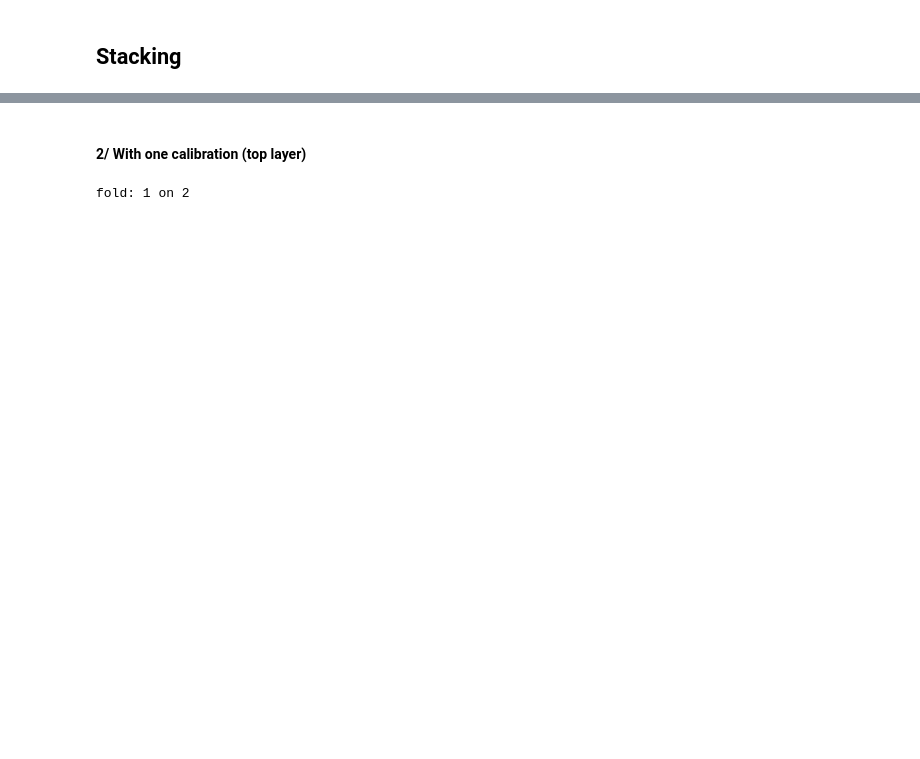
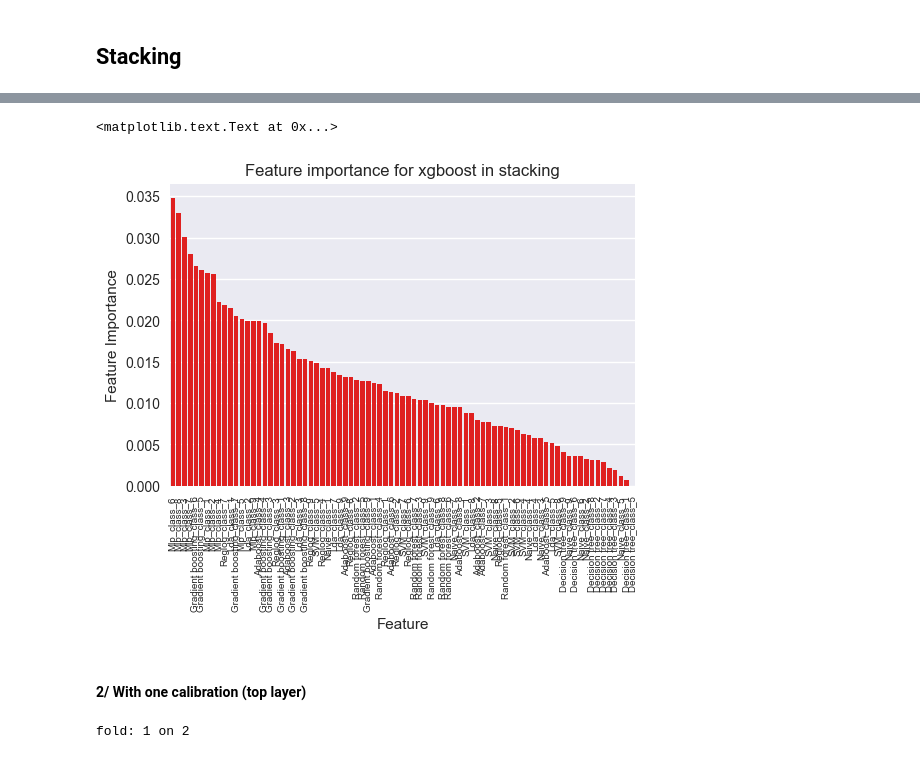
Before and after one commit to hplantec/TC1_kaggle, a Jupyter notebook: main_program.ipynb, the cells around one changed output, grey strips where cells are left out. Cells and saved outputs as stored; diff of their text form; code cells hidden in the pictures; blank space fills up the shorter version.

```diff
--- a/main_program.ipynb
+++ b/main_program.ipynb
@@ -900,3 +915,21 @@ for target in range(9):
+# %%
+#analyzing feature importance
+feature_import = my_stack.top_clf.feature_importances_
+FI = pd.DataFrame()
+FI['Feature']= my_stack.second_layer_tr.columns
+FI['Importance'] = feature_import
+FI.sort_values(by='Importance', ascending=False, inplace=True)
+ax = sns.barplot(FI['Feature'], FI['Importance'], color='r', order = FI['Feature'])
+plt.title('Feature importance for xgboost in stacking')
+plt.xlabel('Feature')
+for item in ax.get_xticklabels():
+    item.set_fontsize(7)
+
+plt.xticks(rotation=90)
+plt.ylabel('Feature Importance')
+# %% [output]
+<matplotlib.text.Text at 0x...>
+[figure, added]
 # %% [markdown]
 #### 2/ With one calibration (top layer)
 # %%
```
Also changed, not shown: parts of 33 cells of this notebook, 20 other files.
